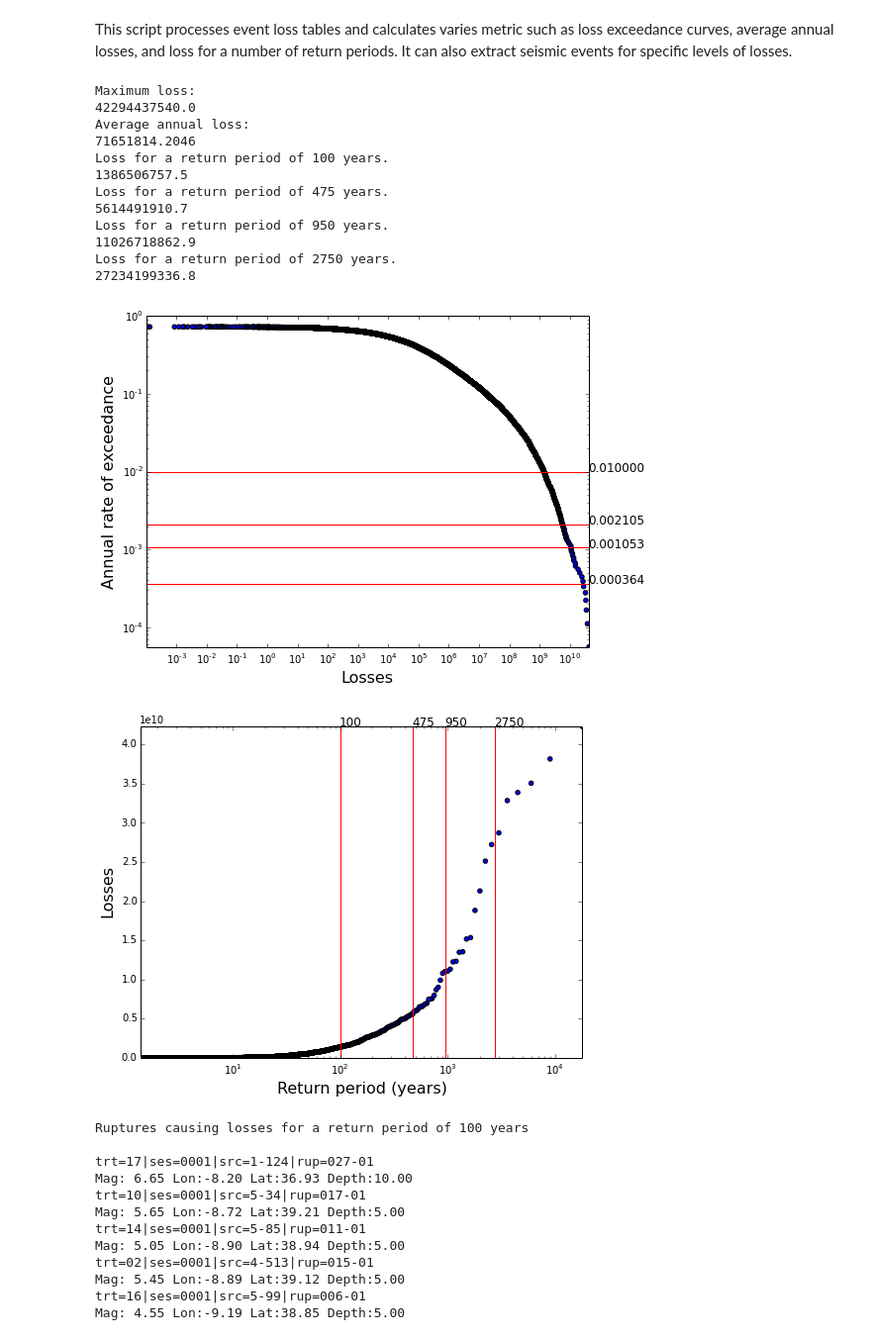
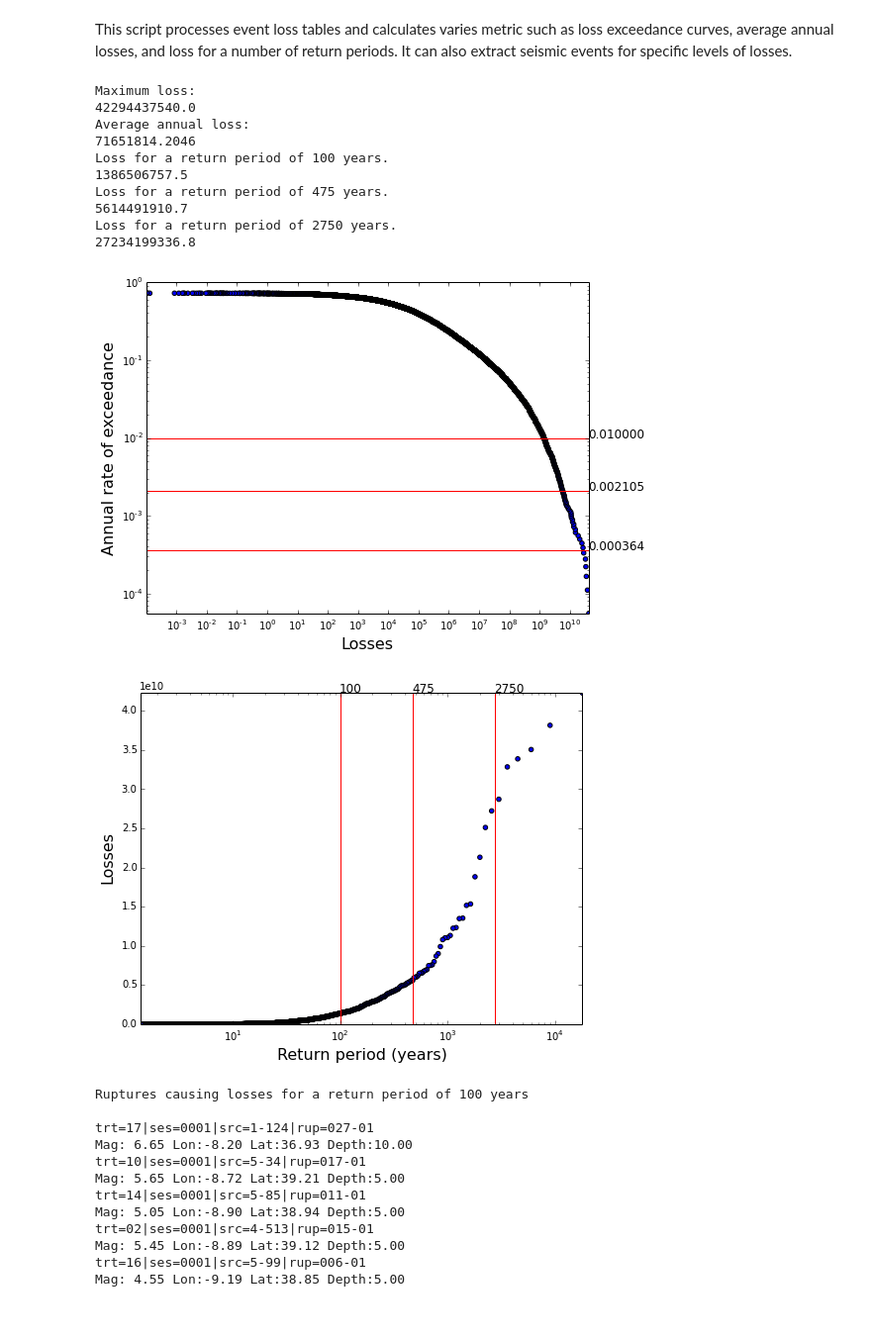
Before and after one commit to ccasotto/RMTK-backup, a Jupyter notebook: rmtk/risk/event_loss_tables/loss_modelling.ipynb, the cells around one changed output. Shown at 99% size. Saved outputs shown, nothing was run; the diff lists cells and outputs as text; code cells hidden in the pictures.

```diff
--- a/rmtk/risk/event_loss_tables/loss_modelling.ipynb
+++ b/rmtk/risk/event_loss_tables/loss_modelling.ipynb
@@ -5,28 +5,26 @@ This script processes event loss tables and calculates varies metric such as los
 # %%
 from loss_modelling import lossModelling
 
 event_loss_table_folder = 'ELT_Lisbon'
 save_elt_csv = False
 save_ses_csv = False
 total_cost = 1.5416E+11
-return_periods = [100, 475, 950, 2750]
+return_periods = [100, 475, 2750]
 
 lossModelling(event_loss_table_folder,save_ses_csv,save_elt_csv,total_cost,return_periods)
 # %% [output]
 Maximum loss:
 42294437540.0
 Average annual loss:
 71651814.2046
 Loss for a return period of 100 years.
 1386506757.5
 Loss for a return period of 475 years.
 5614491910.7
-Loss for a return period of 950 years.
-11026718862.9
 Loss for a return period of 2750 years.
 27234199336.8
-[figure, old version]
+[figure, new version]
-[figure, old version]
+[figure, new version]
 # %%
 from loss_modelling import selectRuptures
 return_periods = [100, 475, 2750]
```
Also changed, not shown: 1 other file.
